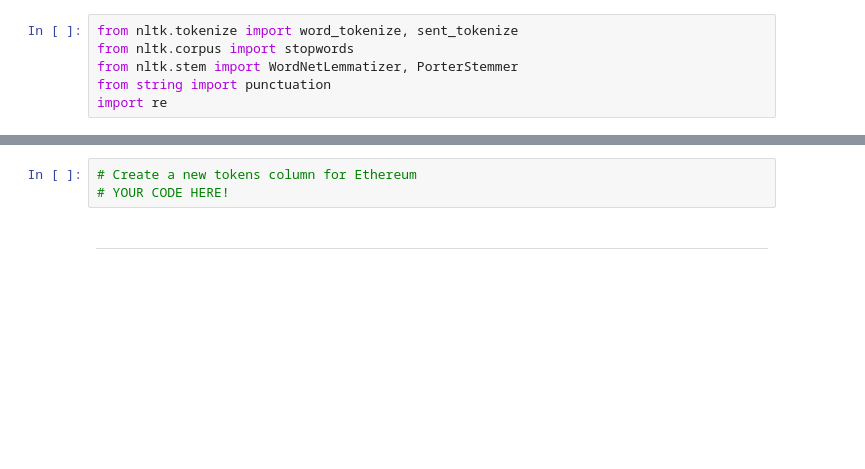
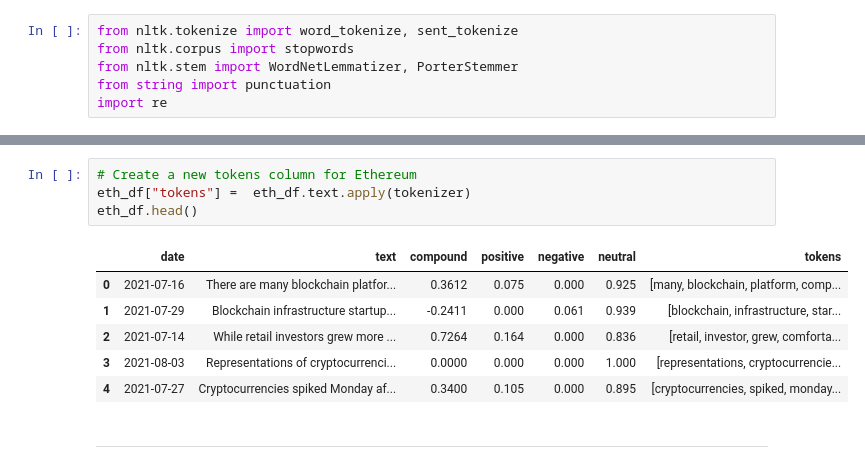
Before and after one commit to hanson0629/homework, a Jupyter notebook: 12NLP/crypto_sentiment.ipynb, the cells around one changed output, grey strips where cells are left out. Saved outputs shown, nothing was run; the diff lists cells and outputs as text; blank space fills up the shorter version.

```diff
--- a/12NLP/crypto_sentiment.ipynb
+++ b/12NLP/crypto_sentiment.ipynb
@@ -129,6 +242,14 @@ def tokenizer(text):
 # %%
 # Create a new tokens column for Ethereum
-# YOUR CODE HERE!
+eth_df["tokens"] =  eth_df.text.apply(tokenizer)
+eth_df.head()
+# %% [output]
+|  | date | text | compound | positive | negative | neutral | tokens |
+| 0 | 2021-07-16 | There are many blockchain platfor... | 0.3612 | 0.075 | 0.000 | 0.925 | [many, blockchain, platform, comp... |
+| 1 | 2021-07-29 | Blockchain infrastructure startup... | -0.2411 | 0.000 | 0.061 | 0.939 | [blockchain, infrastructure, star... |
+| 2 | 2021-07-14 | While retail investors grew more ... | 0.7264 | 0.164 | 0.000 | 0.836 | [retail, investor, grew, comforta... |
+| 3 | 2021-08-03 | Representations of cryptocurrenci... | 0.0000 | 0.000 | 0.000 | 1.000 | [representations, cryptocurrencie... |
+| 4 | 2021-07-27 | Cryptocurrencies spiked Monday af... | 0.3400 | 0.105 | 0.000 | 0.895 | [cryptocurrencies, spiked, monday... |
 # %% [markdown]
 ---
 # %% [markdown]
```
Also changed, not shown: parts of 34 cells of this notebook, 2 other files.
